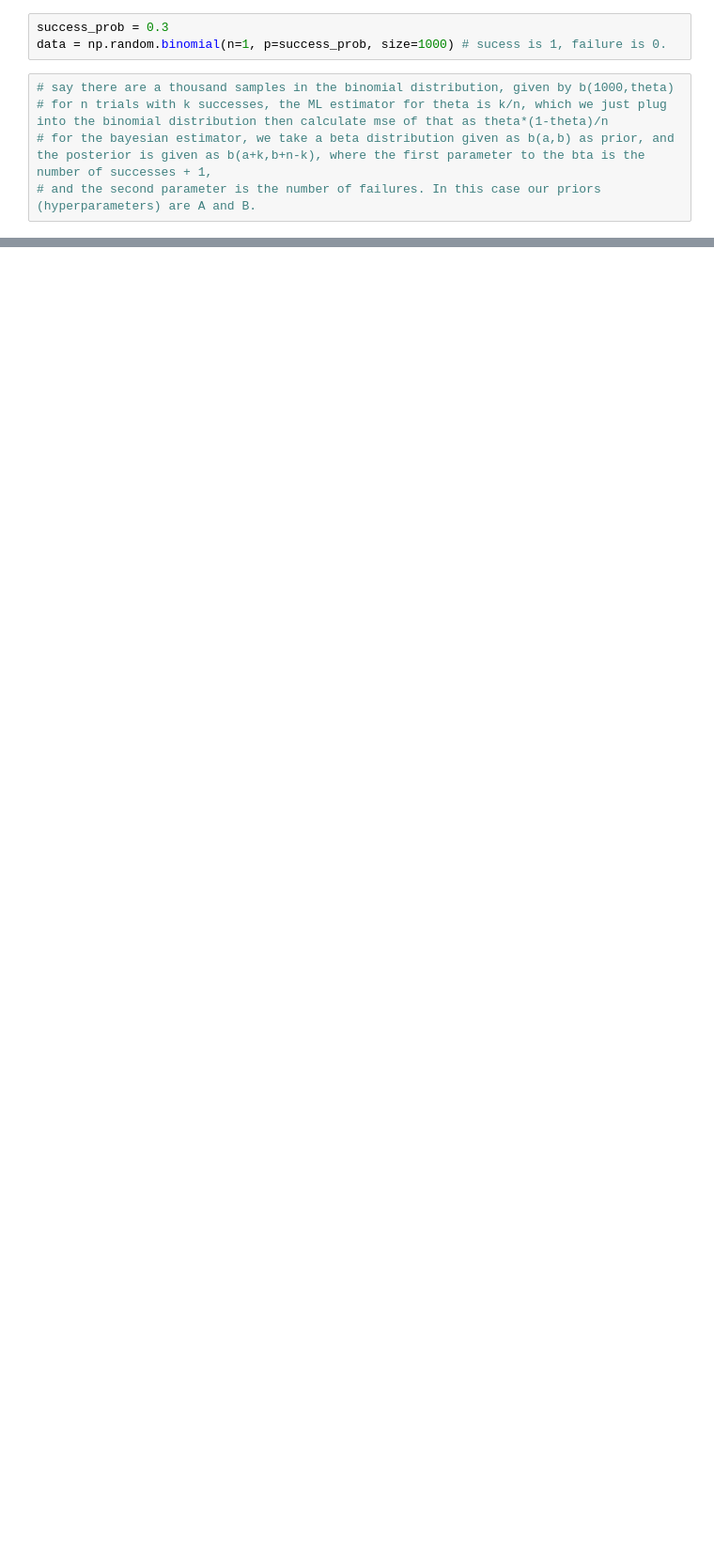
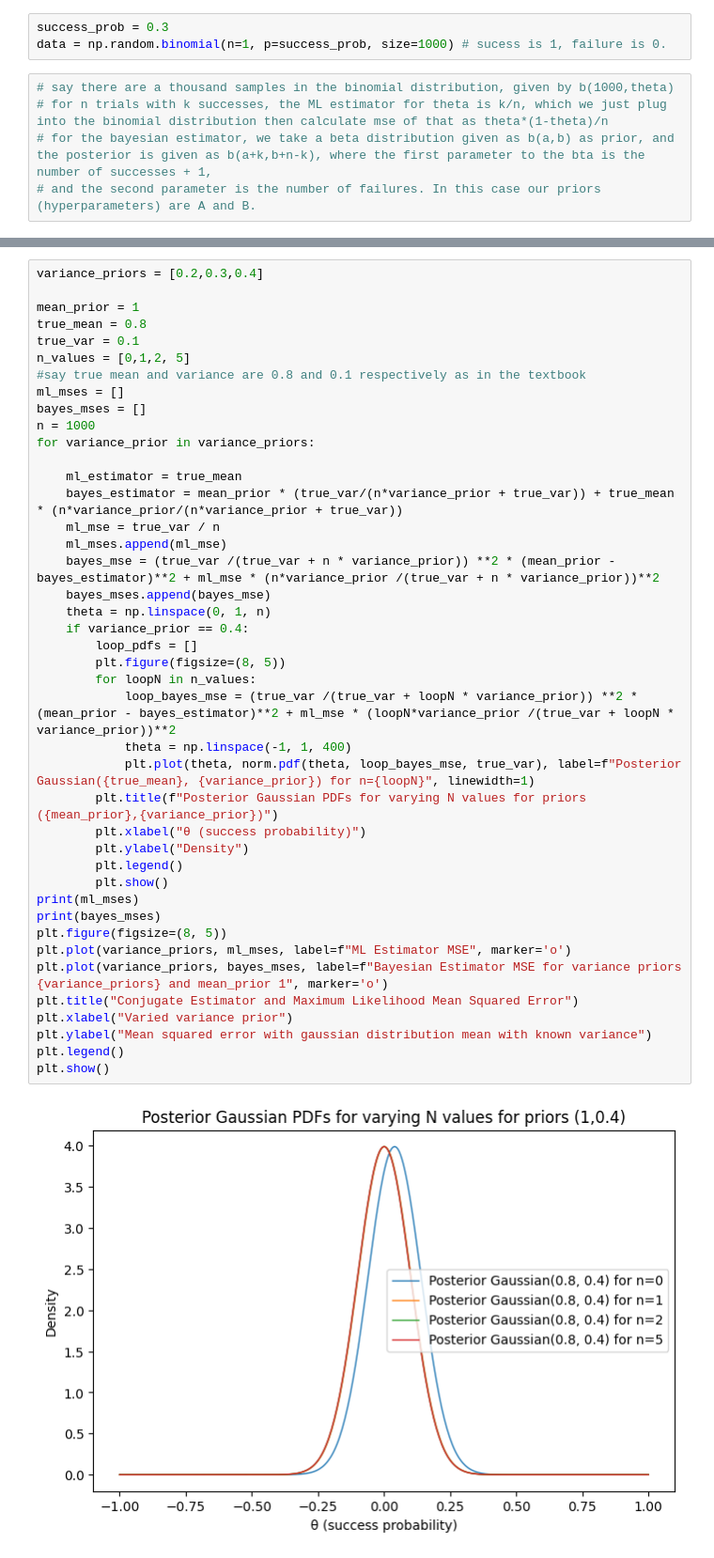
Before and after one commit to Supernova2002/ECE-474-Bayesian-Machine-Learning, a Jupyter notebook: conjugate_priors.ipynb, the cells around one changed output, grey strips where cells are left out. Shown at 94% size. Drawn from its saved outputs; the diff is of its cells as text; blank space fills up the shorter version.

Commit message:
think gaussian with known variance is done

```diff
--- a/conjugate_priors.ipynb
+++ b/conjugate_priors.ipynb
@@ -65 +65,45 @@ plt.show()
 [figure]
+# %%
+variance_priors = [0.2,0.3,0.4]
+
+mean_prior = 1
+true_mean = 0.8
+true_var = 0.1
+n_values = [0,1,2, 5]
+#say true mean and variance are 0.8 and 0.1 respectively as in the textbook
+ml_mses = []
+bayes_mses = []
+n = 1000
+for variance_prior in variance_priors:
+
+    ml_estimator = true_mean
+    bayes_estimator = mean_prior * (true_var/(n*variance_prior + true_var)) + true_mean * (n*variance_prior/(n*variance_prior + true_var))
+    ml_mse = true_var / n
+    ml_mses.append(ml_mse)
+    bayes_mse = (true_var /(true_var + n * variance_prior)) **2 * (mean_prior - bayes_estimator)**2 + ml_mse * (n*variance_prior /(true_var + n * variance_prior))**2
+    bayes_mses.append(bayes_mse)
+    theta = np.linspace(0, 1, n)
+    if variance_prior == 0.4:
+        loop_pdfs = []
+        plt.figure(figsize=(8, 5))
+        for loopN in n_values:
+            loop_bayes_mse = (true_var /(true_var + loopN * variance_prior)) **2 * (mean_prior - bayes_estimator)**2 + ml_mse * (loopN*variance_prior /(true_var + loopN * variance_prior))**2
+            theta = np.linspace(-1, 1, 400)
+            plt.plot(theta, norm.pdf(theta, loop_bayes_mse, true_var), label=f"Posterior Gaussian({true_mean}, {variance_prior}) for n={loopN}", linewidth=1)
+        plt.title(f"Posterior Gaussian PDFs for varying N values for priors ({mean_prior},{variance_prior})")
+        plt.xlabel("θ (success probability)")
+        plt.ylabel("Density")
+        plt.legend()
+        plt.show()
+print(ml_mses)
+print(bayes_mses)
+plt.figure(figsize=(8, 5))
+plt.plot(variance_priors, ml_mses, label=f"ML Estimator MSE", marker='o')
+plt.plot(variance_priors, bayes_mses, label=f"Bayesian Estimator MSE for variance priors {variance_priors} and mean_prior 1", marker='o')
+plt.title("Conjugate Estimator and Maximum Likelihood Mean Squared Error")
+plt.xlabel("Varied variance prior")
+plt.ylabel("Mean squared error with gaussian distribution mean with known variance")
+plt.legend()
+plt.show()
+# %% [output]
+[figure, added]
```
Also changed, not shown: parts of 3 cells of this notebook.
